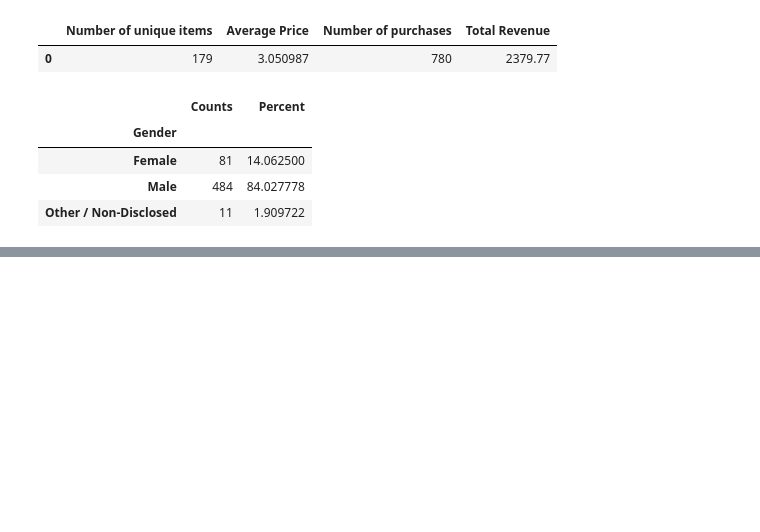
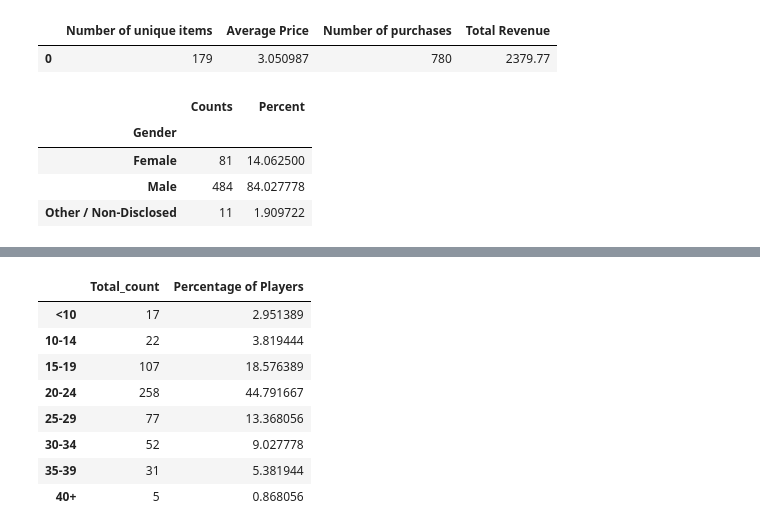
Before and after one commit to A-vital/Analysis-using-Pandas, a Jupyter notebook: Heroes_of_Pymoli/HeroesOfPymoli.ipynb, the cells around one changed output, grey strips where cells are left out. Saved outputs shown, nothing was run; the diff lists cells and outputs as text; code cells hidden in the pictures; blank space fills up the shorter version.

```diff
--- a/Heroes_of_Pymoli/HeroesOfPymoli.ipynb
+++ b/Heroes_of_Pymoli/HeroesOfPymoli.ipynb
@@ -103,2 +99,31 @@ bins = [0, 9.9, 14.9, 19.9, 24.9, 29.9, 34.9, 39.9]
+# %%
+#Age Demographics
+#Establish bins for ages
+bins = [0, 9, 14, 19, 24, 29, 34, 39, 40]
+group_name = ["<10", "10-14", "15-19", "20-24", "25-29", "30-34", "35-39", "40+"]
+data["Age data"] = pd.cut(data["Age"], bins, labels=group_name)
+data
+
+age_group = data.groupby("Age data")
+
+count_age = age_group["SN"].nunique()
+
+age_percentage = (count_age/total_players) * 100
+
+age_d = pd.DataFrame({"Total_count": count_age,
+                     "Percentage of Players": age_percentage,
+                     })
+age_d.index.name = None
+age_d
+# %% [output]
+|  | Total_count | Percentage of Players |
+| <10 | 17 | 2.951389 |
+| 10-14 | 22 | 3.819444 |
+| 15-19 | 107 | 18.576389 |
+| 20-24 | 258 | 44.791667 |
+| 25-29 | 77 | 13.368056 |
+| 30-34 | 52 | 9.027778 |
+| 35-39 | 31 | 5.381944 |
+| 40+ | 5 | 0.868056 |
 # %%
 #Total Revenue
```
Also changed, not shown: parts of 1 cell of this notebook.
